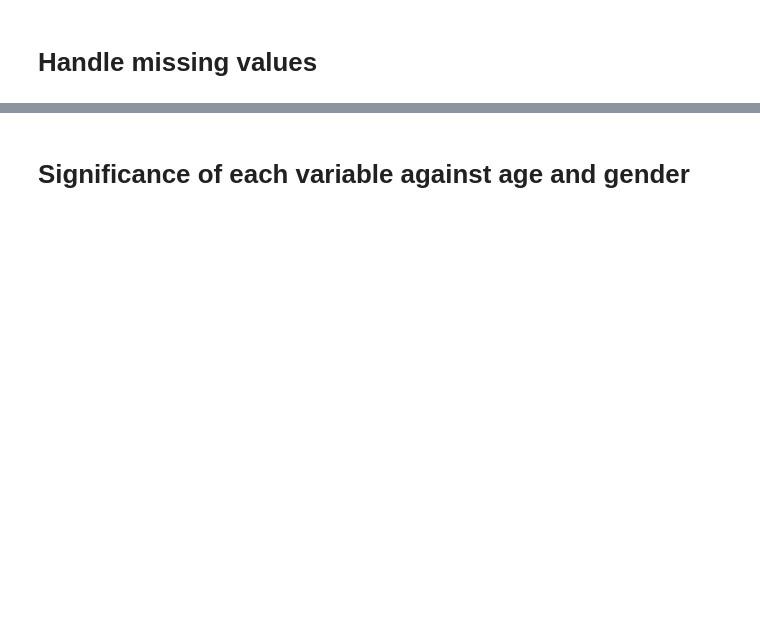
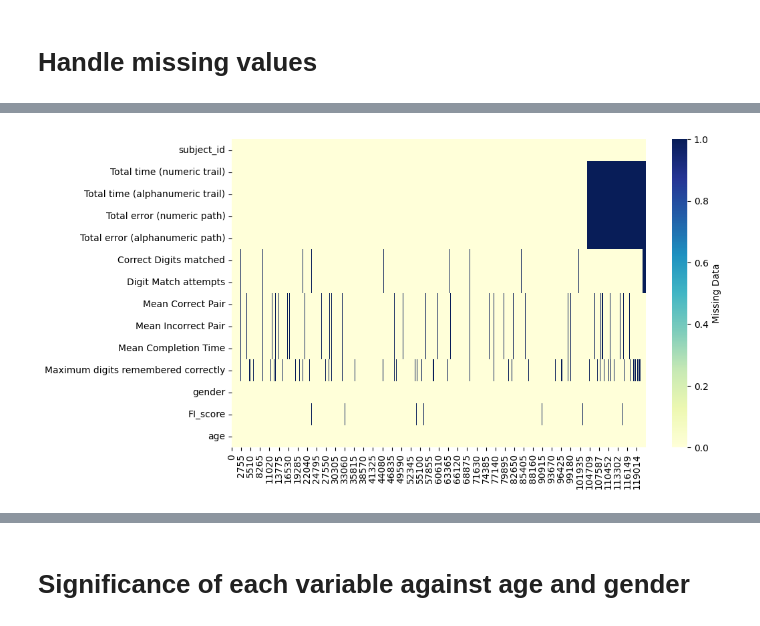
Before and after one commit to kaicong12/age-prediction, a Jupyter notebook: master.ipynb, the cells around one changed output, grey strips where cells are left out. Saved outputs shown, nothing was run; the diff lists cells and outputs as text; code cells hidden in the pictures; blank space fills up the shorter version.

```diff
--- a/master.ipynb
+++ b/master.ipynb
@@ -90,0 +114,9 @@ df.dropna()
+# %%
+# check missingness to decide which to drop
+plt.figure(figsize=(10,6))
+sns.heatmap(renamed_df.isna().transpose(),
+            cmap="YlGnBu",
+            cbar_kws={'label': 'Missing Data'})
+plt.show()
+# %% [output]
+[figure, added]
```
Also changed, not shown: parts of 30 cells of this notebook, 18 other files.
